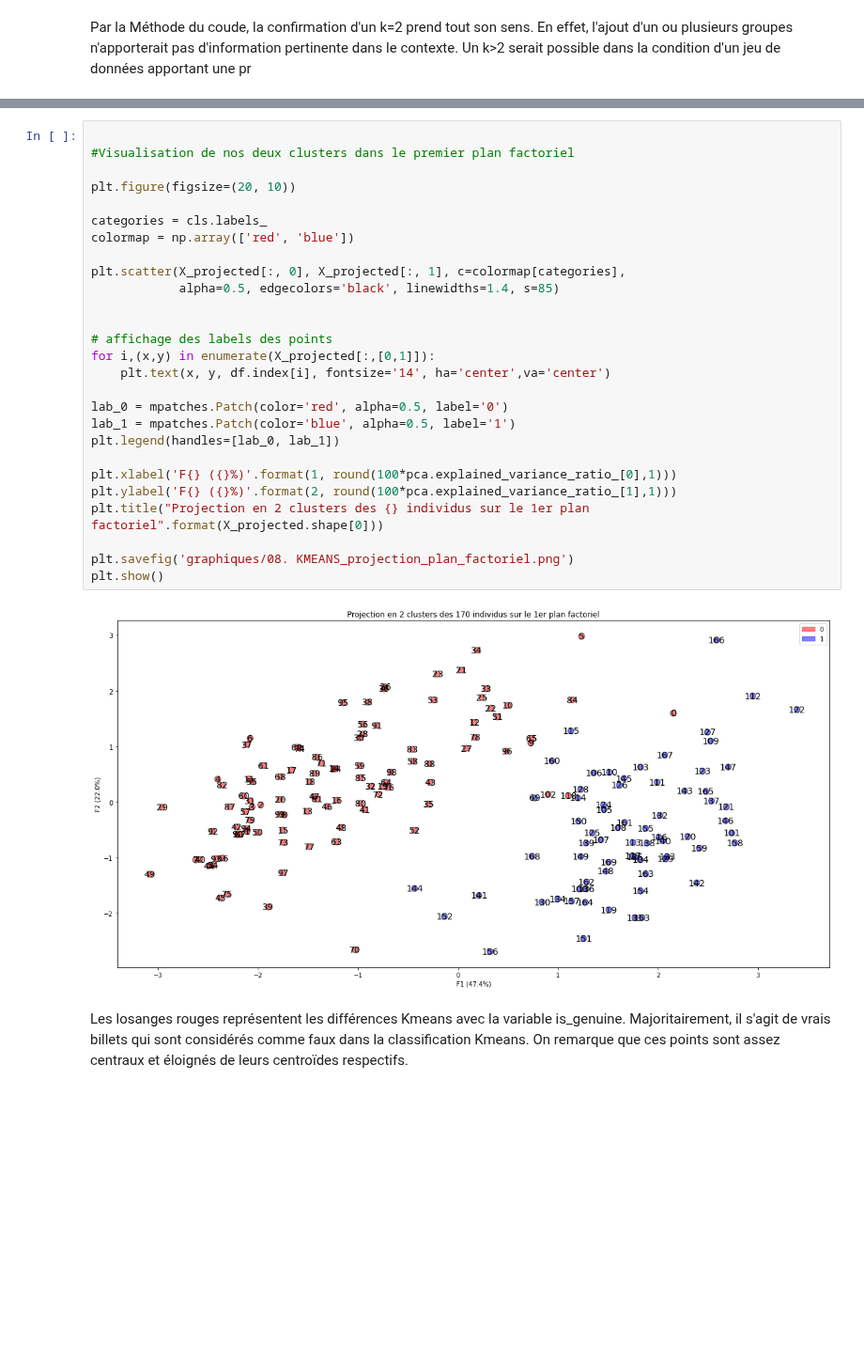
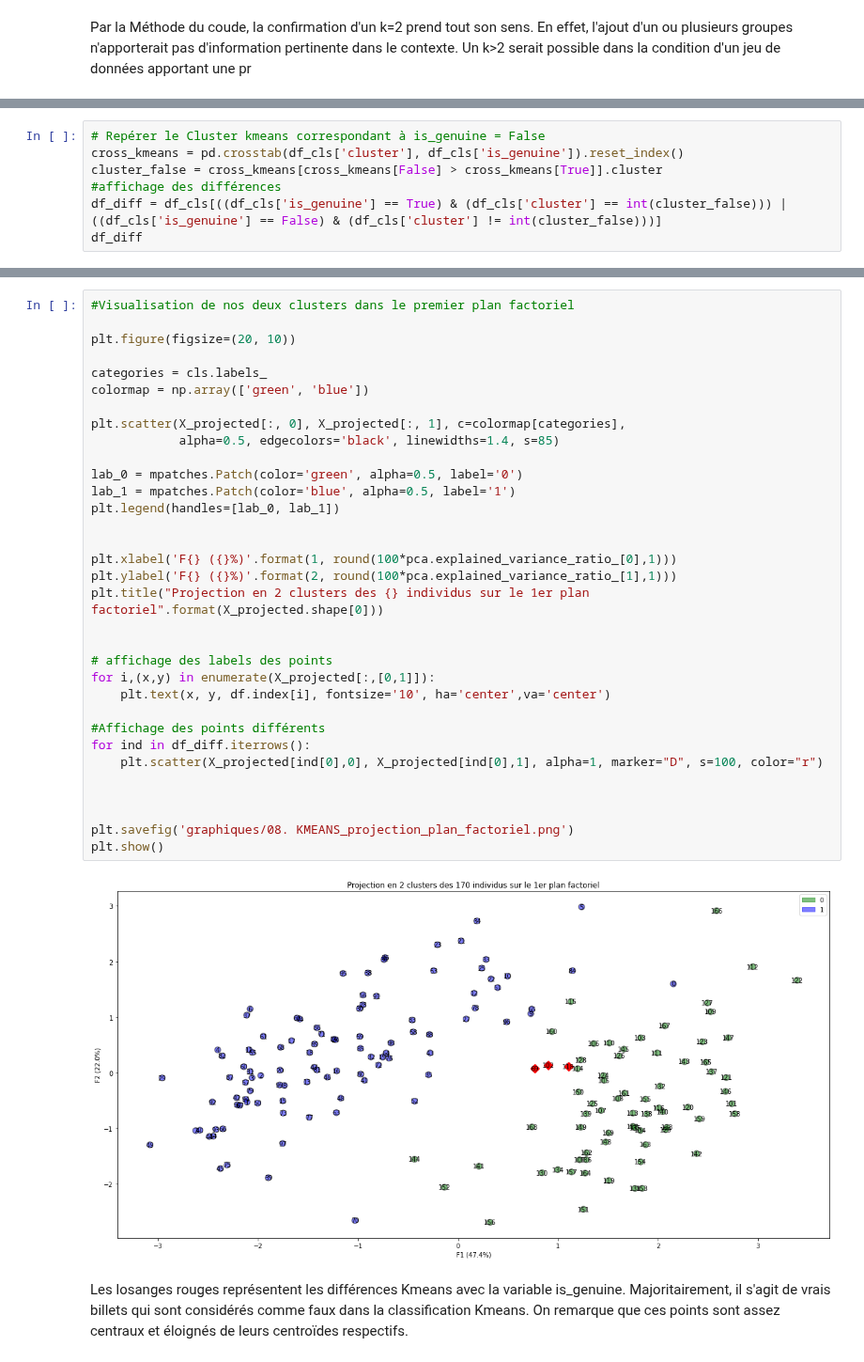
Before and after one commit to ROWAIDAK/P6-D-tectez-des-faux-billets, a Jupyter notebook: P6_01_ACP_Détectez_des_faux_billets.ipynb, the cells around one changed output, grey strips where cells are left out. Shown at 94% size. Cells and saved outputs as stored; diff of their text form; blank space fills up the shorter version.

```diff
--- a/P6_01_ACP_Détectez_des_faux_billets.ipynb
+++ b/P6_01_ACP_Détectez_des_faux_billets.ipynb
@@ -375,0 +323,7 @@ plt.savefig('graphiques/08. KMEANS_projection_plan_factoriel.png')
+# %%
+# Repérer le Cluster kmeans correspondant à is_genuine = False
+cross_kmeans = pd.crosstab(df_cls['cluster'], df_cls['is_genuine']).reset_index()
+cluster_false = cross_kmeans[cross_kmeans[False] > cross_kmeans[True]].cluster
+#affichage des différences
+df_diff = df_cls[((df_cls['is_genuine'] == True) & (df_cls['cluster'] == int(cluster_false))) | ((df_cls['is_genuine'] == False) & (df_cls['cluster'] != int(cluster_false)))]
+df_diff
@@ -376,31 +339,37 @@ plt.savefig('graphiques/08. KMEANS_projection_plan_factoriel.png')
 # %%
-
 #Visualisation de nos deux clusters dans le premier plan factoriel
 
 plt.figure(figsize=(20, 10))
 
 categories = cls.labels_
-colormap = np.array(['red', 'blue'])
+colormap = np.array(['green', 'blue'])
 
 plt.scatter(X_projected[:, 0], X_projected[:, 1], c=colormap[categories],
             alpha=0.5, edgecolors='black', linewidths=1.4, s=85)
 
-
-# affichage des labels des points
-for i,(x,y) in enumerate(X_projected[:,[0,1]]):
-    plt.text(x, y, df.index[i], fontsize='14', ha='center',va='center')
-
-lab_0 = mpatches.Patch(color='red', alpha=0.5, label='0')
+lab_0 = mpatches.Patch(color='green', alpha=0.5, label='0')
 lab_1 = mpatches.Patch(color='blue', alpha=0.5, label='1')
 plt.legend(handles=[lab_0, lab_1])
+
 
 plt.xlabel('F{} ({}%)'.format(1, round(100*pca.explained_variance_ratio_[0],1)))
 plt.ylabel('F{} ({}%)'.format(2, round(100*pca.explained_variance_ratio_[1],1)))
 plt.title("Projection en 2 clusters des {} individus sur le 1er plan factoriel".format(X_projected.shape[0]))
 
+
+# affichage des labels des points
+for i,(x,y) in enumerate(X_projected[:,[0,1]]):
+    plt.text(x, y, df.index[i], fontsize='10', ha='center',va='center')
+
+#Affichage des points différents
+for ind in df_diff.iterrows():
+    plt.scatter(X_projected[ind[0],0], X_projected[ind[0],1], alpha=1, marker="D", s=100, color="r")
+
+
+
 plt.savefig('graphiques/08. KMEANS_projection_plan_factoriel.png')
 plt.show()
 # %% [output]
-[figure, old version]
+[figure, new version]
 # %% [markdown]
 Les losanges rouges représentent les différences Kmeans avec la variable is_genuine. Majoritairement, il s'agit de vrais billets qui sont considérés comme faux dans la classification Kmeans. On remarque que ces points sont assez centraux et éloignés de leurs centroïdes respectifs.
```
Also changed, not shown: parts of 16 cells of this notebook.
